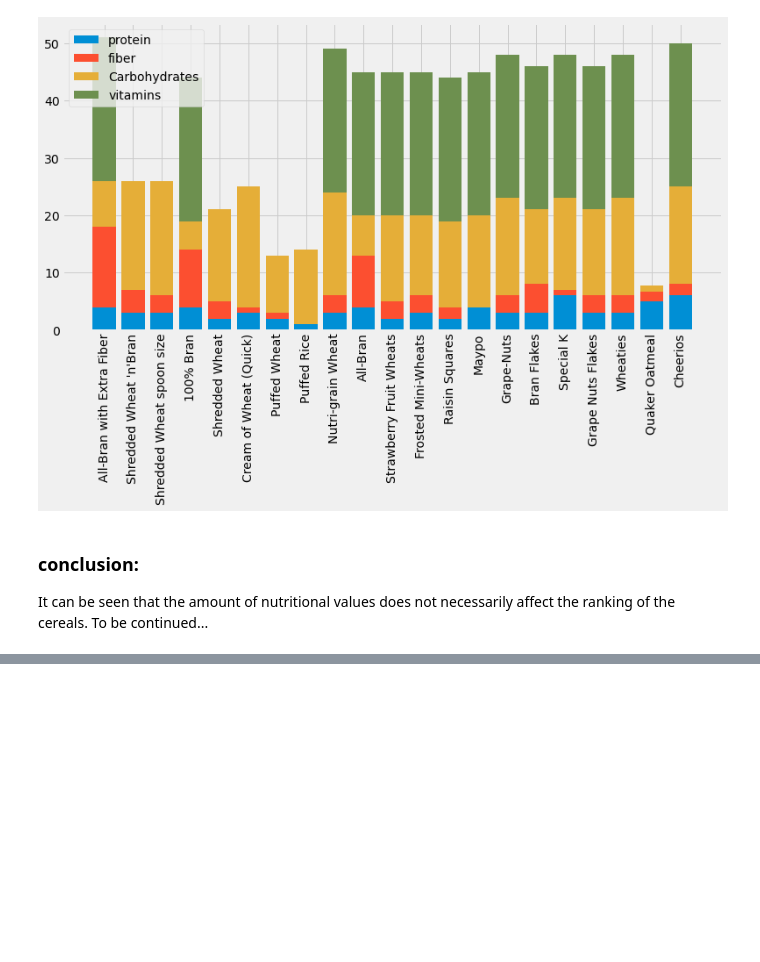
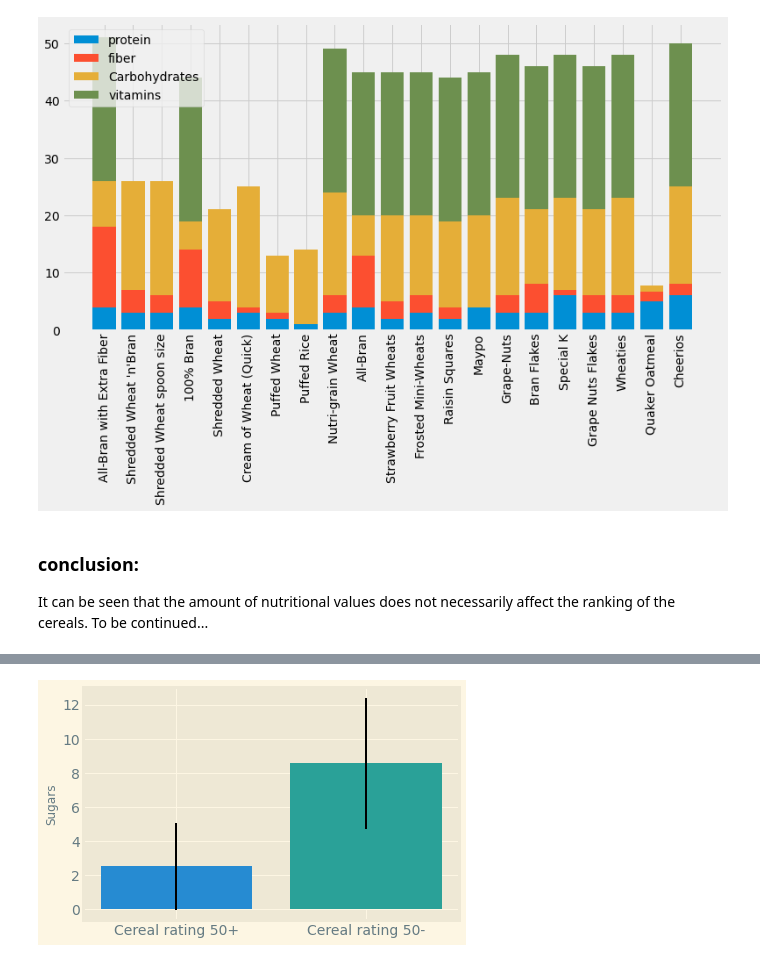
Before and after one commit to coralrubilar/CerealAnalysisInPython, a Jupyter notebook: Cereal.ipynb, the cells around one changed output, grey strips where cells are left out. Cells and saved outputs as stored; diff of their text form; code cells hidden in the pictures; blank space fills up the shorter version.

```diff
--- a/Cereal.ipynb
+++ b/Cereal.ipynb
@@ -286,0 +339,17 @@ To be continued...
+# %%
+
+fig, ax = plt.subplots()
+
+# Add a bar for the rowing "Height" column mean/std
+ax.bar("Cereal rating 50+", cereal_50plus['sugars'].mean(), yerr=cereal_50plus['sugars'].std())
+
+
+# Add a bar for the gymnastics "Height" column mean/std
+ax.bar("Cereal rating 50-", cereal_50minus['sugars'].mean(), yerr=cereal_50minus['sugars'].std())
+
+# Label the y-axis
+ax.set_ylabel("Sugars")
+
+plt.show()
+# %% [output]
+[figure, added]
```
Also changed, not shown: parts of 13 cells of this notebook.
